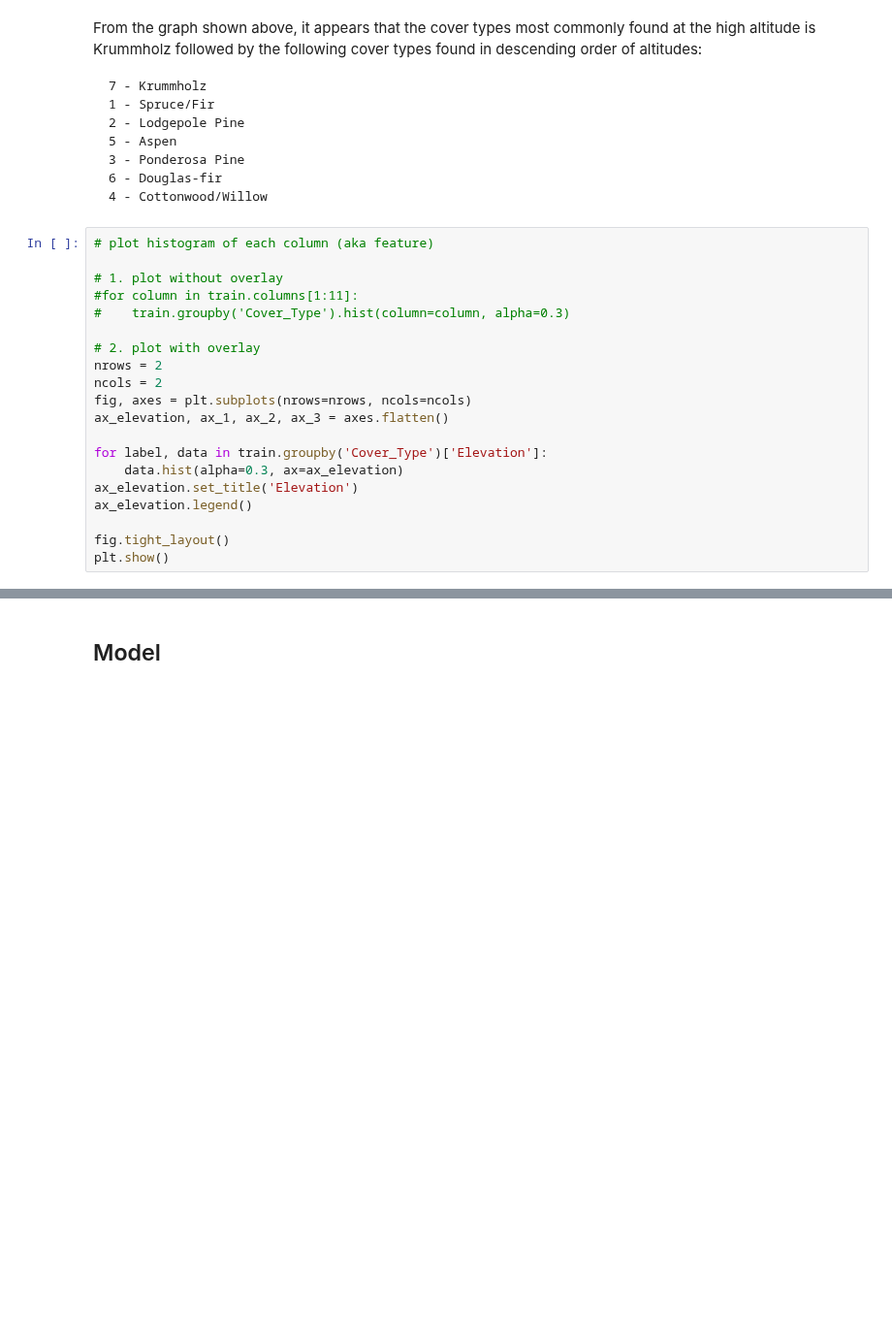
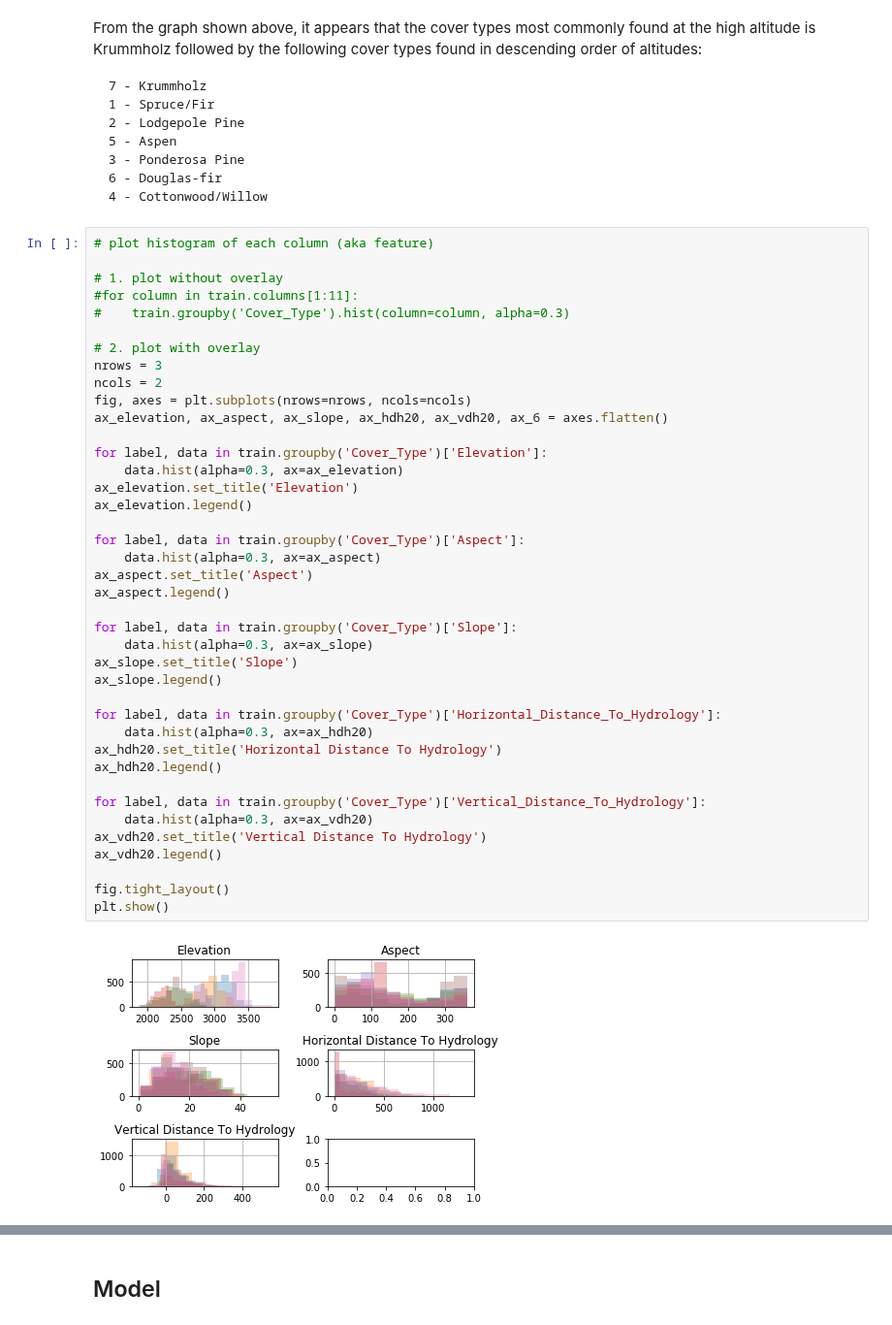
Before and after one commit to tiffapedia/w207-final, a Jupyter notebook: DivyaGorantla_RamIyer_TiffanyJaya_SteveSanders.ipynb, the cells around one changed output, grey strips where cells are left out. Shown at 97% size. Drawn from its saved outputs; the diff is of its cells as text; blank space fills up the shorter version.

Commit message:
add more features besides elevation

```diff
--- a/DivyaGorantla_RamIyer_TiffanyJaya_SteveSanders.ipynb
+++ b/DivyaGorantla_RamIyer_TiffanyJaya_SteveSanders.ipynb
@@ -218,20 +220,42 @@ From the graph shown above, it appears that the cover types most commonly found
 # %%
 # plot histogram of each column (aka feature)
 
 # 1. plot without overlay
 #for column in train.columns[1:11]:
 #    train.groupby('Cover_Type').hist(column=column, alpha=0.3)
 
 # 2. plot with overlay
-nrows = 2
+nrows = 3
 ncols = 2
 fig, axes = plt.subplots(nrows=nrows, ncols=ncols)
-ax_elevation, ax_1, ax_2, ax_3 = axes.flatten()
+ax_elevation, ax_aspect, ax_slope, ax_hdh20, ax_vdh20, ax_6 = axes.flatten()
 
 for label, data in train.groupby('Cover_Type')['Elevation']:
     data.hist(alpha=0.3, ax=ax_elevation)
 ax_elevation.set_title('Elevation')
 ax_elevation.legend()
 
+for label, data in train.groupby('Cover_Type')['Aspect']:
+    data.hist(alpha=0.3, ax=ax_aspect)
+ax_aspect.set_title('Aspect')
+ax_aspect.legend()
+
+for label, data in train.groupby('Cover_Type')['Slope']:
+    data.hist(alpha=0.3, ax=ax_slope)
+ax_slope.set_title('Slope')
+ax_slope.legend()
+
+for label, data in train.groupby('Cover_Type')['Horizontal_Distance_To_Hydrology']:
+    data.hist(alpha=0.3, ax=ax_hdh20)
+ax_hdh20.set_title('Horizontal Distance To Hydrology')
+ax_hdh20.legend()
+
+for label, data in train.groupby('Cover_Type')['Vertical_Distance_To_Hydrology']:
+    data.hist(alpha=0.3, ax=ax_vdh20)
+ax_vdh20.set_title('Vertical Distance To Hydrology')
+ax_vdh20.legend()
+
 fig.tight_layout()
 plt.show()
+# %% [output]
+[figure, added]
```
Also changed, not shown: parts of 3 cells of this notebook.
